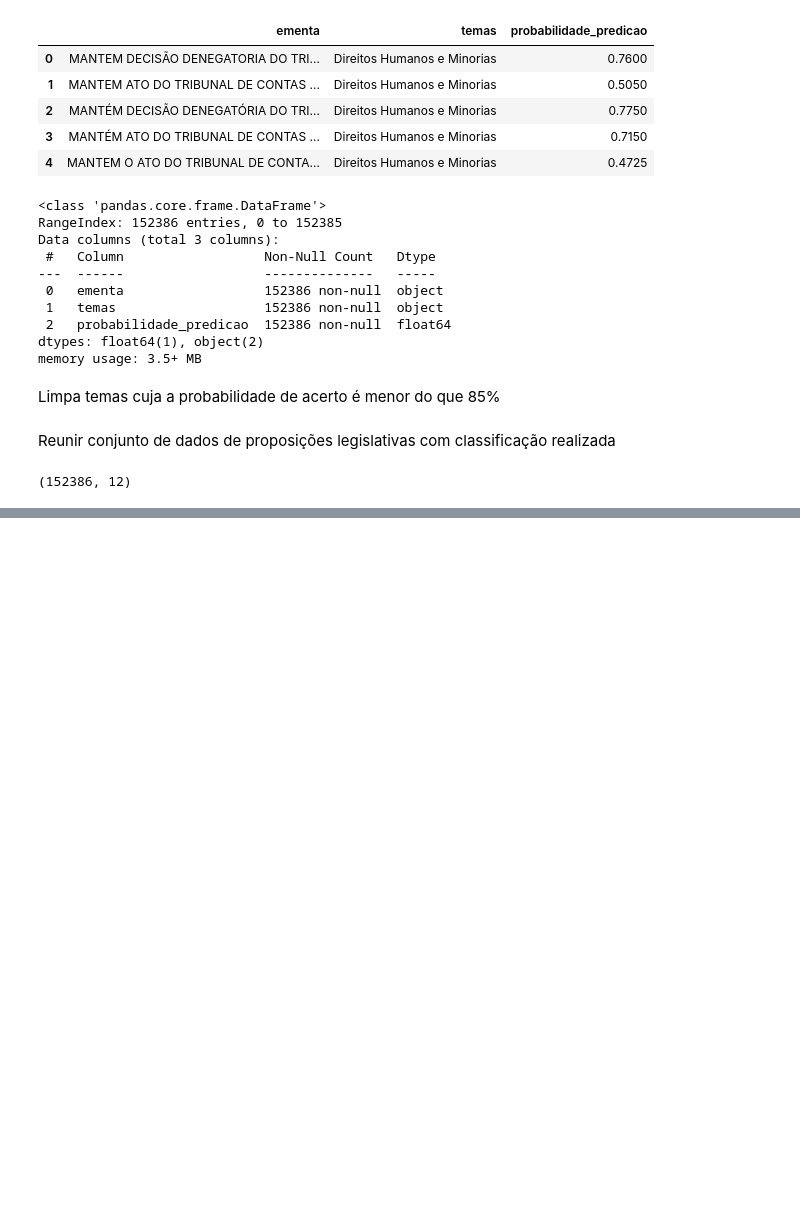
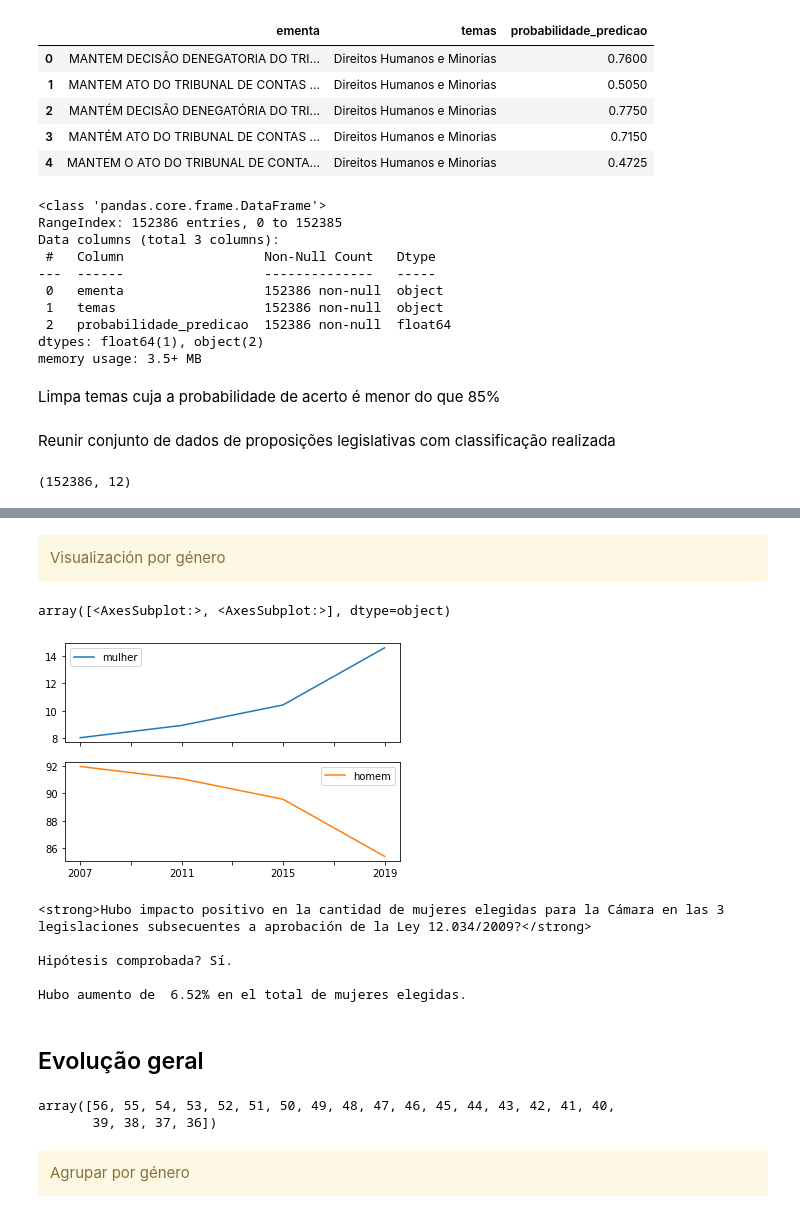
Before and after one commit to cecivieira/cotas-genero-eleicoes-e-proposicoes-legislativas, a Jupyter notebook: PyCon_US.ipynb, the cells around one changed output, grey strips where cells are left out. Saved outputs shown, nothing was run; the diff lists cells and outputs as text; code cells hidden in the pictures; blank space fills up the shorter version.

```diff
--- a/PyCon_US.ipynb
+++ b/PyCon_US.ipynb
@@ -804,0 +964,7 @@ df_proposicoes_classificador.to_csv('dados/proposicoes_legislativas_limpas_class
+# %% [markdown]
+<div class="alert-warning">Visualización por género</div>
+# %%
+agrupa_sexo_h2_df2.plot.line(subplots=True)
+# %% [output]
+array([<AxesSubplot:>, <AxesSubplot:>], dtype=object)
+[figure, added]
@@ -804,0 +973,21 @@ df_proposicoes_classificador.to_csv('dados/proposicoes_legislativas_limpas_class
+# %%
+print(f'''
+Hubo impacto positivo en la cantidad de mujeres elegidas para la Cámara en las 3 legislaciones subsecuentes a aprobación de la Ley 12.034/2009? \n
+Hipótesis comprobada? Sí. \n
+Hubo aumento de  {round(diferenca_percentual_mulher_h2_total, 2)}% en el total de mujeres elegidas.
+''')
+# %% [output]
+<strong>Hubo impacto positivo en la cantidad de mujeres elegidas para la Cámara en las 3 legislaciones subsecuentes a aprobación de la Ley 12.034/2009?</strong>
+
+Hipótesis comprobada? Sí.
+
+Hubo aumento de  6.52% en el total de mujeres elegidas.
+# %% [markdown]
+## Evolução geral
+# %%
+legislaturas_todas = df_candidaturas_eleitas['idLegislatura'].unique()
+# %% [output]
+array([56, 55, 54, 53, 52, 51, 50, 49, 48, 47, 46, 45, 44, 43, 42, 41, 40,
+       39, 38, 37, 36])
+# %% [markdown]
+<div class="alert-warning">Agrupar por género</div>
```
Also changed, not shown: parts of 110 cells of this notebook.
